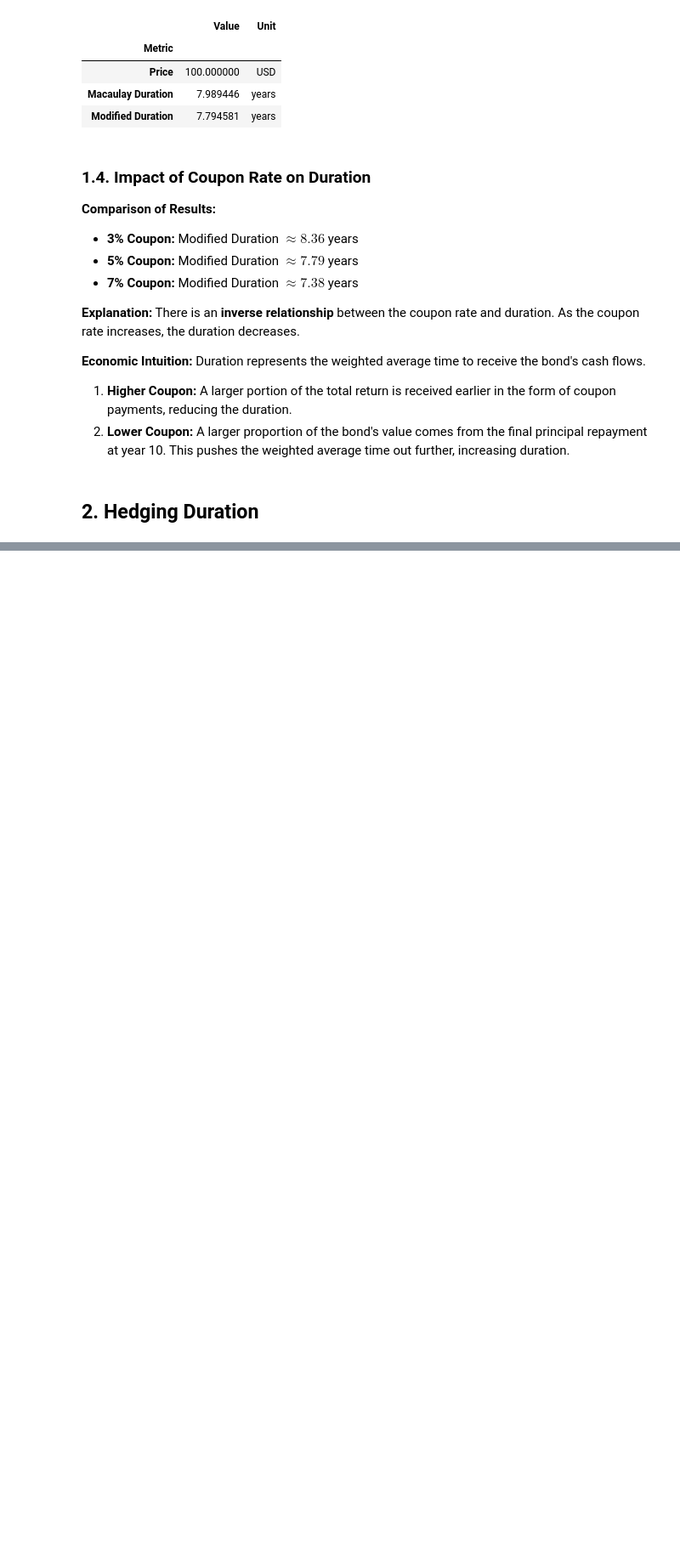
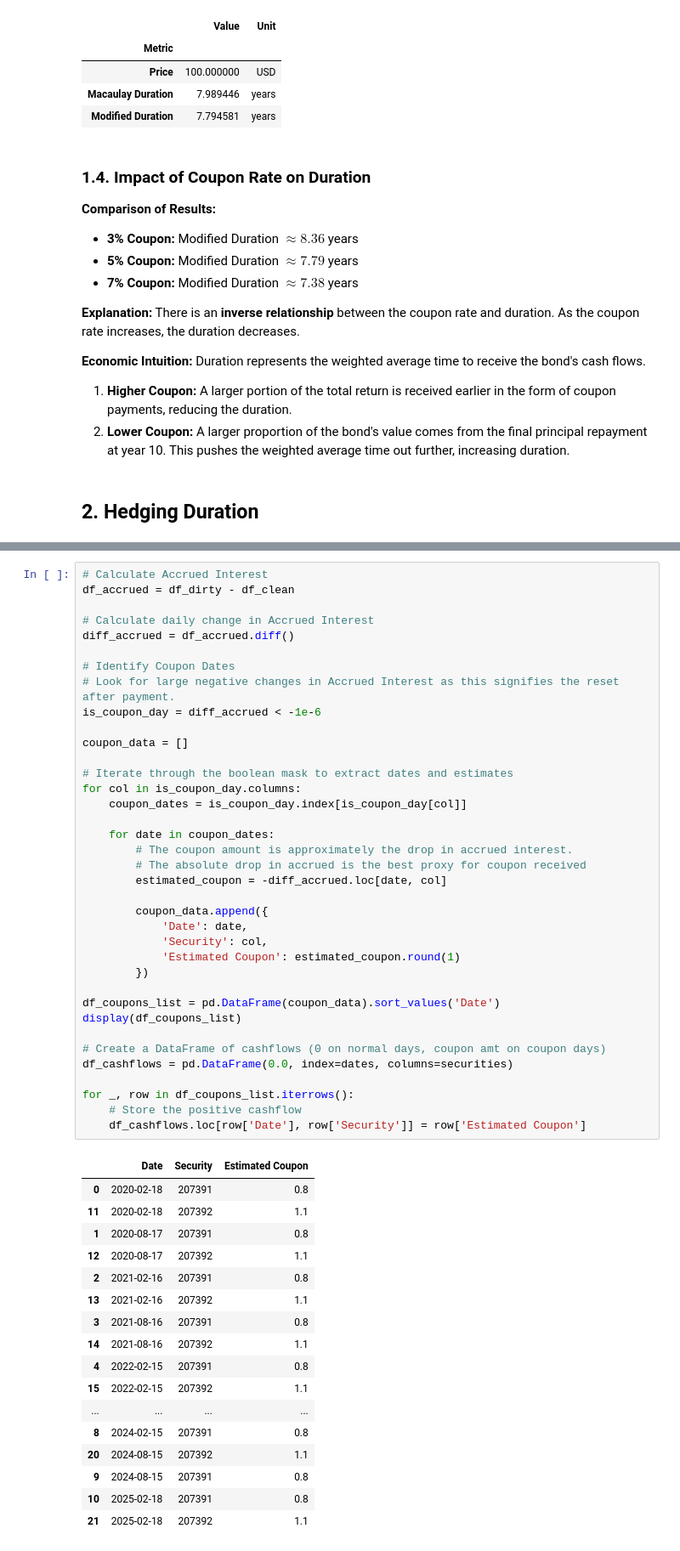
Before and after one commit to DipeshGhimire/FinMath-FixedIncome, a Jupyter notebook: interest_rate_risk/duration.ipynb, the cells around one changed output, grey strips where cells are left out. Shown at 85% size. Cells and saved outputs as stored; diff of their text form; blank space fills up the shorter version.

```diff
--- a/interest_rate_risk/duration.ipynb
+++ b/interest_rate_risk/duration.ipynb
@@ -135,0 +350,55 @@ Duration represents the weighted average time to receive the bond's cash flows.
+# %%
+# Calculate Accrued Interest
+df_accrued = df_dirty - df_clean
+
+# Calculate daily change in Accrued Interest
+diff_accrued = df_accrued.diff()
+
+# Identify Coupon Dates
+# Look for large negative changes in Accrued Interest as this signifies the reset after payment.
+is_coupon_day = diff_accrued < -1e-6
+
+coupon_data = []
+
+# Iterate through the boolean mask to extract dates and estimates
+for col in is_coupon_day.columns:
+    coupon_dates = is_coupon_day.index[is_coupon_day[col]]
+
+    for date in coupon_dates:
+        # The coupon amount is approximately the drop in accrued interest.
+        # The absolute drop in accrued is the best proxy for coupon received
+        estimated_coupon = -diff_accrued.loc[date, col]
+
+        coupon_data.append({
+            'Date': date,
+            'Security': col,
+            'Estimated Coupon': estimated_coupon.round(1)
+        })
+
+df_coupons_list = pd.DataFrame(coupon_data).sort_values('Date')
+display(df_coupons_list)
+
+# Create a DataFrame of cashflows (0 on normal days, coupon amt on coupon days)
+df_cashflows = pd.DataFrame(0.0, index=dates, columns=securities)
+
+for _, row in df_coupons_list.iterrows():
+    # Store the positive cashflow
+    df_cashflows.loc[row['Date'], row['Security']] = row['Estimated Coupon']
+# %% [output]
+|  | Date | Security | Estimated Coupon |
+| 0 | 2020-02-18 | 207391 | 0.8 |
+| 11 | 2020-02-18 | 207392 | 1.1 |
+| 1 | 2020-08-17 | 207391 | 0.8 |
+| 12 | 2020-08-17 | 207392 | 1.1 |
+| 2 | 2021-02-16 | 207391 | 0.8 |
+| 13 | 2021-02-16 | 207392 | 1.1 |
+| 3 | 2021-08-16 | 207391 | 0.8 |
+| 14 | 2021-08-16 | 207392 | 1.1 |
+| 4 | 2022-02-15 | 207391 | 0.8 |
+| 15 | 2022-02-15 | 207392 | 1.1 |
+| ... | ... | ... | ... |
+| 8 | 2024-02-15 | 207391 | 0.8 |
+| 20 | 2024-08-15 | 207392 | 1.1 |
+| 9 | 2024-08-15 | 207391 | 0.8 |
+| 10 | 2025-02-18 | 207391 | 0.8 |
+| 21 | 2025-02-18 | 207392 | 1.1 |
```
Also changed, not shown: parts of 10 cells of this notebook, 3 other files.
